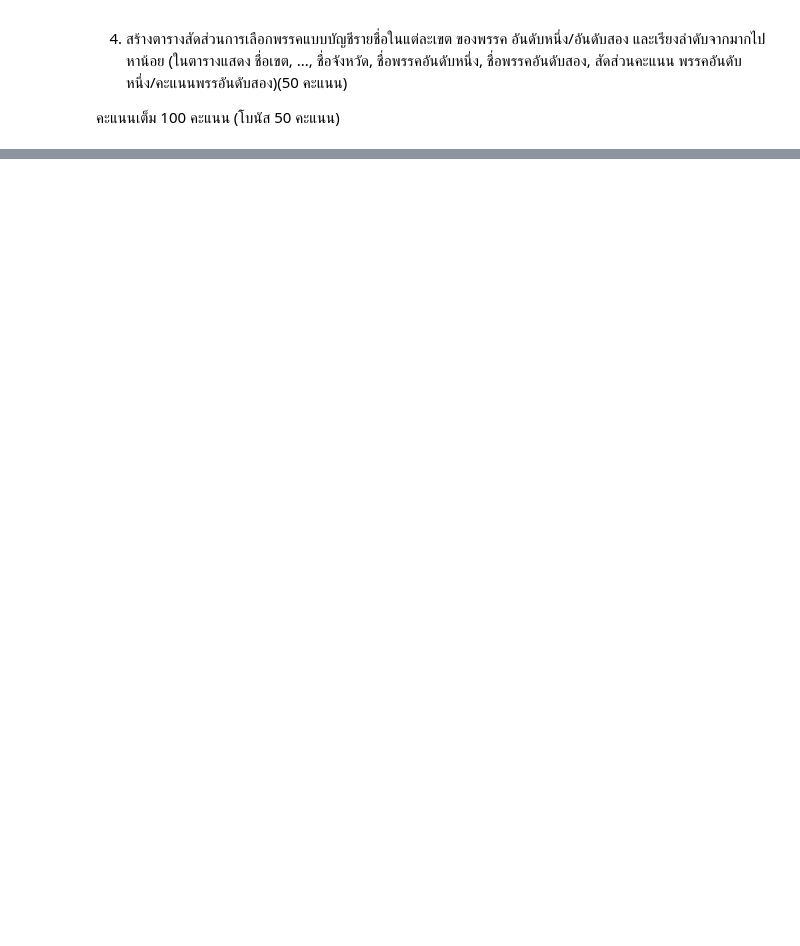
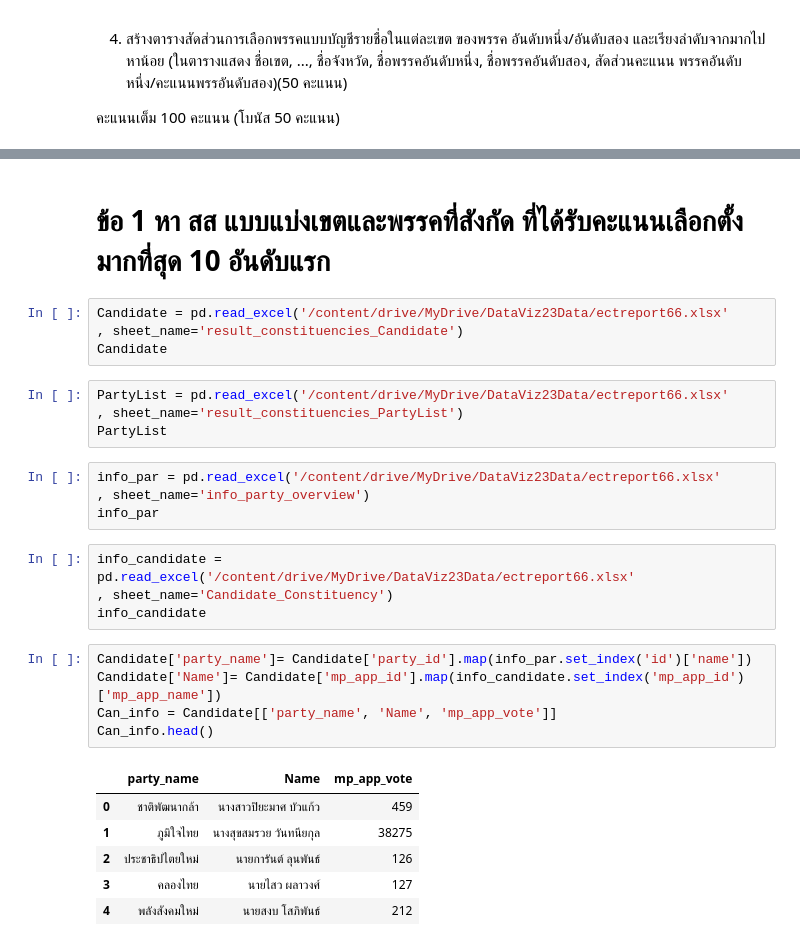
Before and after one commit to Ratchanontt/python_dataviz2023, a Jupyter notebook: exam_midterm.ipynb, the cells around one changed output, grey strips where cells are left out. Saved outputs shown, nothing was run; the diff lists cells and outputs as text; blank space fills up the shorter version.

```diff
--- a/exam_midterm.ipynb
+++ b/exam_midterm.ipynb
@@ -17,0 +29,30 @@
+# %% [markdown]
+# ข้อ 1 หา สส แบบแบ่งเขตและพรรคที่สังกัด ที่ได้รับคะแนนเลือกตั้งมากที่สุด 10 อันดับแรก
+# %%
+Candidate = pd.read_excel('/content/drive/MyDrive/DataViz23Data/ectreport66.xlsx'
+, sheet_name='result_constituencies_Candidate')
+Candidate
+# %%
+PartyList = pd.read_excel('/content/drive/MyDrive/DataViz23Data/ectreport66.xlsx'
+, sheet_name='result_constituencies_PartyList')
+PartyList
+# %%
+info_par = pd.read_excel('/content/drive/MyDrive/DataViz23Data/ectreport66.xlsx'
+, sheet_name='info_party_overview')
+info_par
+# %%
+info_candidate = pd.read_excel('/content/drive/MyDrive/DataViz23Data/ectreport66.xlsx'
+, sheet_name='Candidate_Constituency')
+info_candidate
+# %%
+Candidate['party_name']= Candidate['party_id'].map(info_par.set_index('id')['name'])
+Candidate['Name']= Candidate['mp_app_id'].map(info_candidate.set_index('mp_app_id')['mp_app_name'])
+Can_info = Candidate[['party_name', 'Name', 'mp_app_vote']]
+Can_info.head()
+# %% [output]
+|  | party_name | Name | mp_app_vote |
+| 0 | ชาติพัฒนากล้า | นางสาวปิยะมาศ บัวแก้ว | 459 |
+| 1 | ภูมิใจไทย | นางสุขสมรวย วันทนียกุล | 38275 |
+| 2 | ประชาธิปไตยใหม่ | นายการันต์ ลุนพันธ์ | 126 |
+| 3 | คลองไทย | นายไสว ผลาวงศ์ | 127 |
+| 4 | พลังสังคมใหม่ | นายสงบ โสภิพันธ์ | 212 |
```
Also changed, not shown: parts of 12 cells of this notebook.
